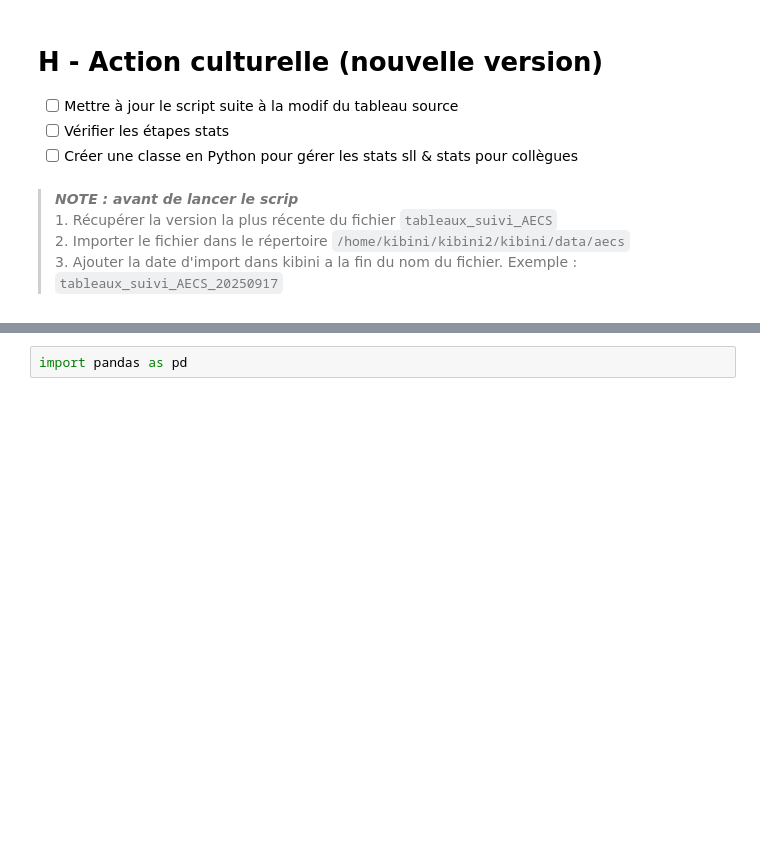
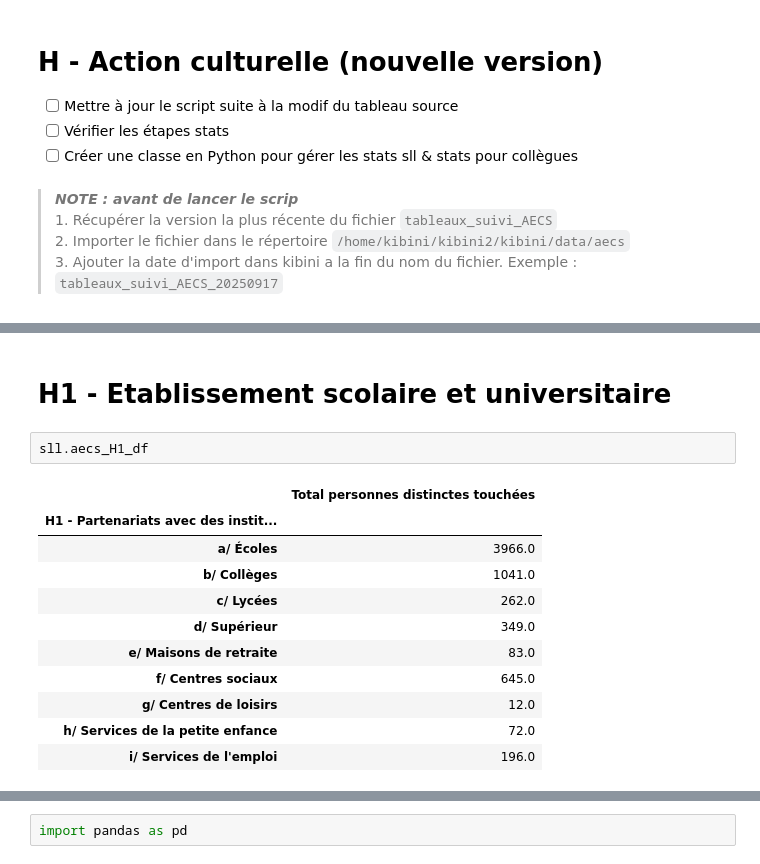
Before and after one commit to medrbx/kibini2, a Jupyter notebook: kibini/notebook_sll.ipynb, the cells around one changed output, grey strips where cells are left out. Cells and saved outputs as stored; diff of their text form; blank space fills up the shorter version.

```diff
--- a/kibini/notebook_sll.ipynb
+++ b/kibini/notebook_sll.ipynb
@@ -903,0 +917,16 @@ pd.read_sql(query,db_conn)
+# %% [markdown]
+# H1 - Etablissement scolaire et universitaire
+# %%
+sll.aecs_H1_df
+# %% [output]
+|  | Total personnes distinctes touchées |
+| H1 - Partenariats avec des instit... |  |
+| a/ Écoles | 3966.0 |
+| b/ Collèges | 1041.0 |
+| c/ Lycées | 262.0 |
+| d/ Supérieur | 349.0 |
+| e/ Maisons de retraite | 83.0 |
+| f/ Centres sociaux | 645.0 |
+| g/ Centres de loisirs | 12.0 |
+| h/ Services de la petite enfance | 72.0 |
+| i/ Services de l'emploi | 196.0 |
```
Also changed, not shown: parts of 15 cells of this notebook, 11 other files.
